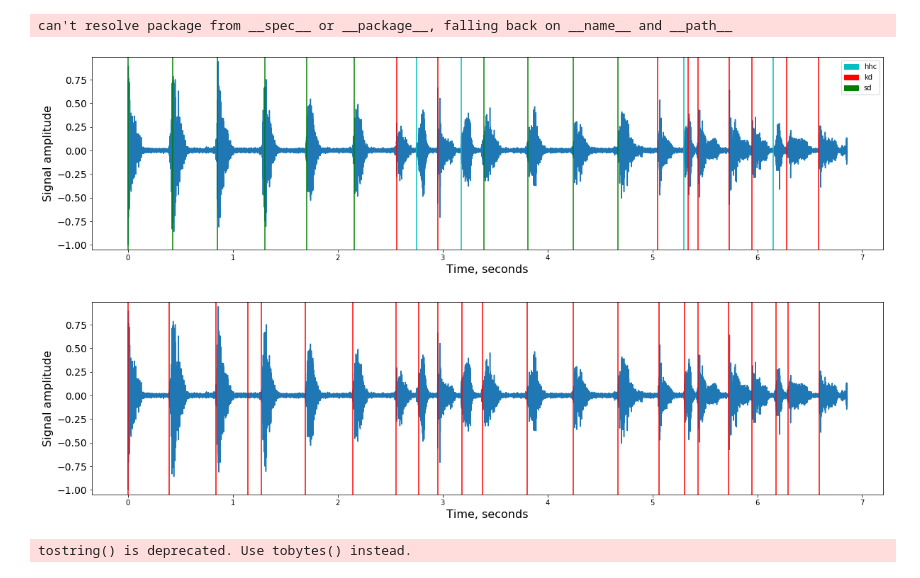
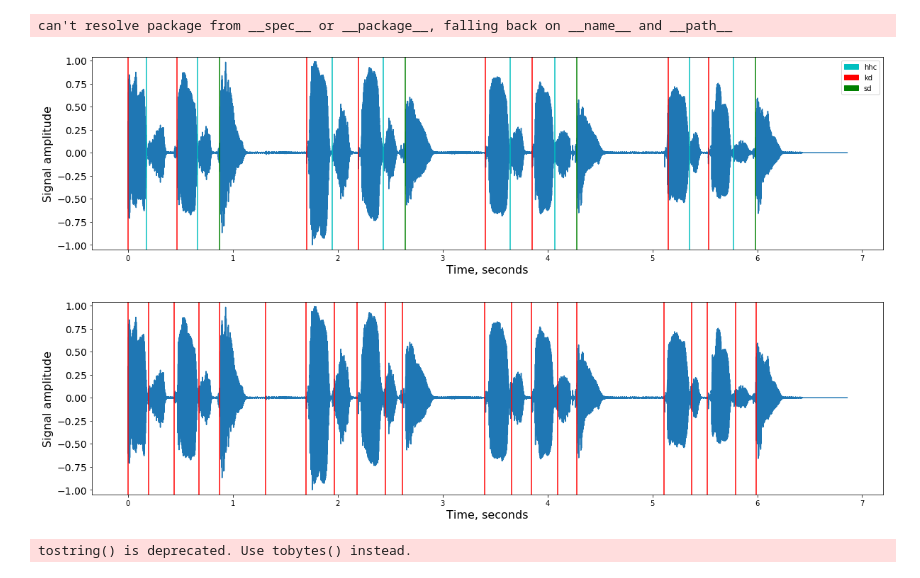
Before and after one commit to flyingleafe/vxs-vpt, a Jupyter notebook: notebooks/LVTData.ipynb, the cells around one changed output. Saved outputs shown, nothing was run; the diff lists cells and outputs as text; code cells hidden in the pictures.

```diff
--- a/notebooks/LVTData.ipynb
+++ b/notebooks/LVTData.ipynb
@@ -25,16 +25,16 @@ for rtype in [1, 2, 3]:
     improvise = vxs.LVTTrackSet(LVT_DIR, subtype='Improviso', recording_type=rtype, anno_type='csv')
     lvt_sets[rtype] = frase, improvise
 # %%
-track, anno = lvt_sets[3][1].get(4)
+track, anno = lvt_sets[2][0].get(4)
 # %%
 vxsu.plot_track(track, onsets=anno, color_events=True)
 # %% [output]
-[figure, old version]
+[figure, new version]
 # %%
-onsets = vxs.detect_onsets(track, method='hfc')
+onsets = vxs.detect_onsets(track, method='complex')
 vxsu.plot_track(track, onsets=onsets)
 # %% [output]
-[figure, old version]
+[figure, new version]
 # %%
 vxsu.play_audio(track)
 # %% [output]
```
Also changed, not shown: parts of 3 cells of this notebook, 7 other files.
